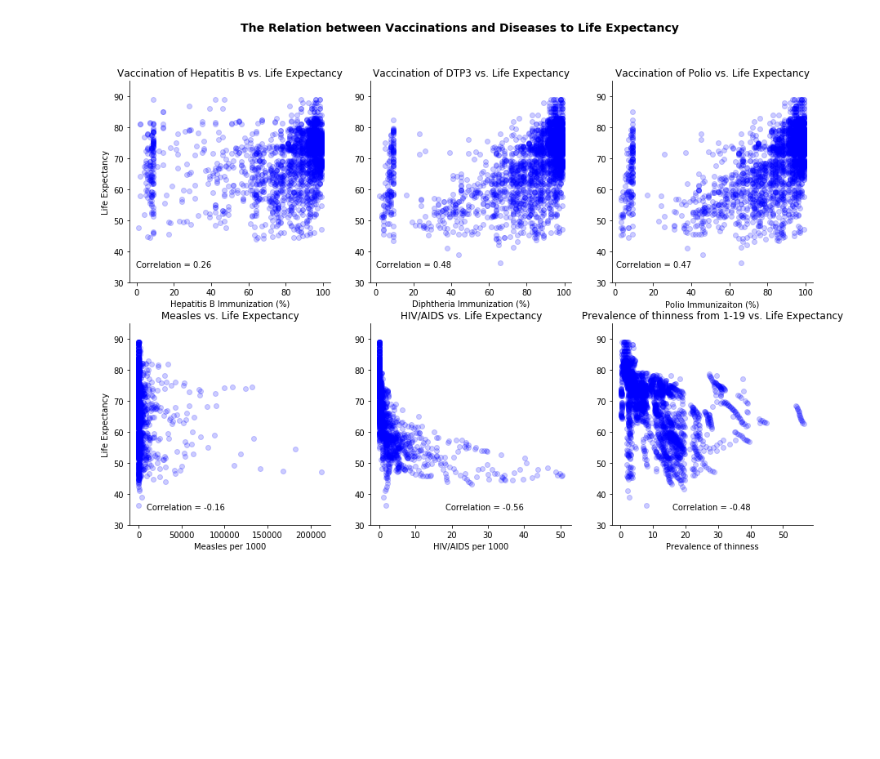
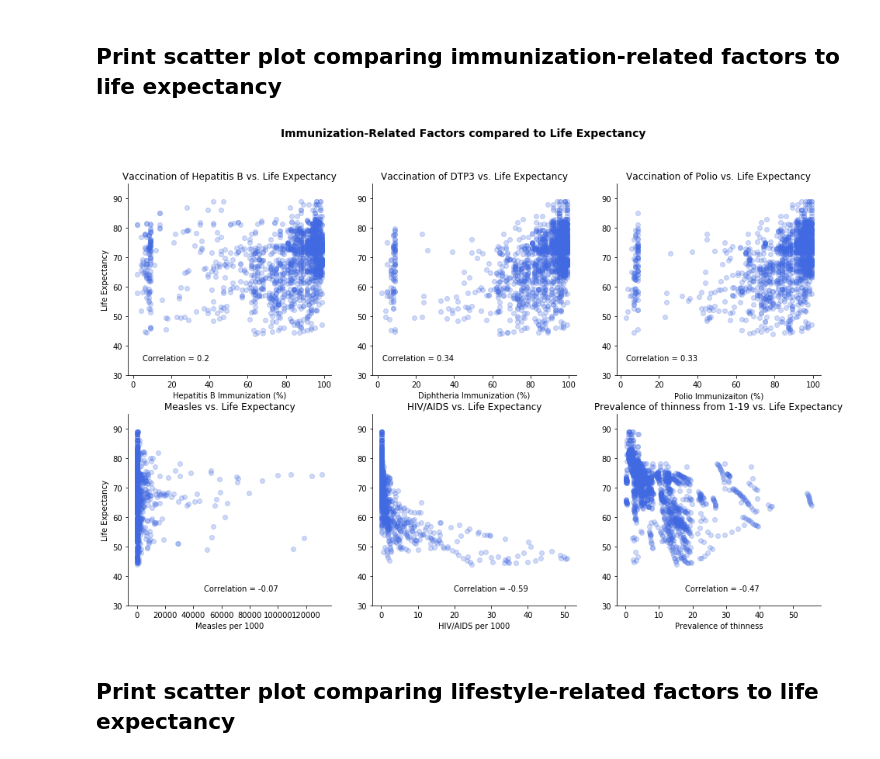
Before and after one commit to jeed123456789/data_science_project2, a Jupyter notebook: data_analysis.ipynb, the cells around one changed output. Saved outputs shown, nothing was run; the diff lists cells and outputs as text; code cells hidden in the pictures; blank space fills up the shorter version.

Commit message:
Added graphs and comments to file

```diff
--- a/data_analysis.ipynb
+++ b/data_analysis.ipynb
@@ -4,0 +7,5 @@ import matplotlib.pyplot as plt
+# %%
+data1 = pd.read_csv("dataset\data1.csv")
+data1 = data1.dropna()
+data1 = data1.drop('Country', axis = 1)
+data1['thinness'] = data1[' thinness  1-19 years']+data1[' thinness 5-9 years']
@@ -4,0 +14,3 @@ import matplotlib.pyplot as plt
+# %%
+data1_developing = data1[data1['Status'] == 'Developing']
+data1_developed = data1[data1['Status'] == 'Developed']
@@ -56,4 +36,0 @@ plt.show()
-# %%
-drop_list = ['Country','Adult Mortality','Status','infant deaths', 'under-five deaths ']
-data1 = data1.drop(drop_list, axis = 1)
-data1['thinness'] = data1[' thinness  1-19 years']+data1[' thinness 5-9 years']
@@ -91,49 +176,72 @@ plt.show()
+# %% [markdown]
+## Print scatter plot comparing immunization-related factors to life expectancy
 # %%
-# Code for scatter plot comparing metascore against sales and user score against sales
-fig, ax = plt.subplots(nrows = 2, ncols = 3, sharex = False, figsize = (15,10))
+# Code for scatter plot comparing immunization factors to lif expectancy
+
+# plot settings (# of rows and columns, size)
+fig, ax = plt.subplots(nrows = 2, ncols = 3, sharex = False, figsize = (16,10))
+
+# "ravel" the scatter plots from 2 rows and 3 columns to 1 row and 8 columns
 ax = ax.ravel()
-#labels
-fig.suptitle("The Relation between Vaccinations and Diseases to Life Expectancy", fontsize = 14, fontweight = "bold")
 
+# create suptitle
+fig.suptitle("Immunization-Related Factors compared to Life Expectancy", fontsize = 14, fontweight = "bold")
+
+# initalize count to keep track of what scatter plot is created
 count = 0
+
+# initalize name_list for what is the x-variable in the scatter plot using count
 name_list = ['Hepatitis B', 'Diphtheria ','Polio', 'Measles ', ' HIV/AIDS','thinness']
 
 for var in ax:
-    var.scatter(data1[name_list[count]], data1["Life expectancy "], alpha= 0.2, c = 'Blue')
+    # scatter plot settings (x & y axis, darkness and color of point)
+    var.scatter(data1[name_list[count]], data1["Life expectancy "], alpha= 0.25, c = 'royalblue')
+
+    # remove right and top "spines0"
     var.spines["right"].set_visible(False)
     var.spines["top"].set_visible(False)
-    cr = corr_mat['Life expectancy '][name_list[count]] # get the correlation matrix
+
+    # retrieve correlation for each scatter plot from correlation matrix
+    cr = corr_mat['Life expectancy '][name_list[count]]
     message = "Correlation = " + str(round(cr,2))
+
+    # y-limit
     var.set_ylim(30,95)
+
+    # create title, x & y-label, correlation message for each scatter plot
     if count == 0:
         var.set_title("Vaccination of Hepatitis B vs. Life Expectancy", fontsize = 12)
+        var.text(40, 35, message, horizontalalignment='right')
         var.set_xlabel("Hepatitis B Immunization (%)")
-        var.text(40, 35, message, horizontalalignment='right')
+        var.set_ylabel("Life Expectancy")
     elif count == 1:
         var.set_title("Vaccination of DTP3 vs. Life Expectancy", fontsize = 12)
+        var.text(40, 35, message, horizontalalignment='right')
         var.set_xlabel("Diphtheria Immunization (%)")
-        var.text(40, 35, message, horizontalalignment='right')
     elif count == 2:
         var.set_title("Vaccination of Polio vs. Life Expectancy", fontsize = 12)
+        var.text(40, 35, message, horizontalalignment='right')
         var.set_xlabel("Polio Immunizaiton (%)")
-        var.text(40, 35, message, horizontalalignment='right')
     elif count == 3:
         var.set_title("Measles vs. Life Expectancy", fontsize = 12)
+        var.text(100000, 35, message, horizontalalignment='right')
         var.set_xlabel("Measles per 1000")
-        var.text(100000, 35, message, horizontalalignment='right')
+        var.set_ylabel("Life Expectancy")
     elif count == 4:
         var.set_title("HIV/AIDS vs. Life Expectancy", fontsize = 12)
+        var.text(40, 35, message, horizontalalignment='right')
         var.set_xlabel("HIV/AIDS per 1000")
-        var.text(40, 35, message, horizontalalignment='right')
     else:
         var.set_title("Prevalence of thinness from 1-19 vs. Life Expectancy", fontsize = 12)
+        var.text(40, 35, message, horizontalalignment='right')
         var.set_xlabel("Prevalence of thinness")
-        var.text(40, 35, message, horizontalalignment='right')
+    count+=1
 
-    count+=1
-ax[0].set_ylabel("Life Expectancy")
-ax[3].set_ylabel("Life Expectancy")
+# save scatter plot as a png file
+plt.savefig("graphs\scatter_plot_2.png", bbox_inches="tight", dpi = 600)
 plt.show()
 # %% [output]
-[figure, old version]
+[figure, new version]
+# %% [markdown]
+## Print scatter plot comparing lifestyle-related factors to life expectancy
 # %%
```
Also changed, not shown: parts of 24 cells of this notebook.
